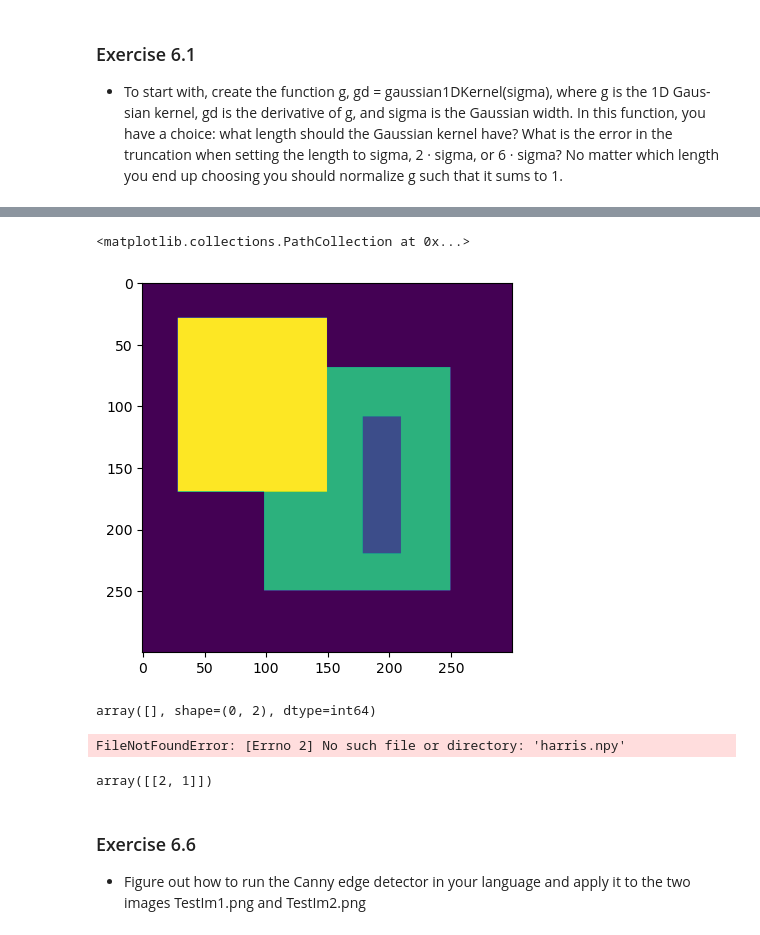
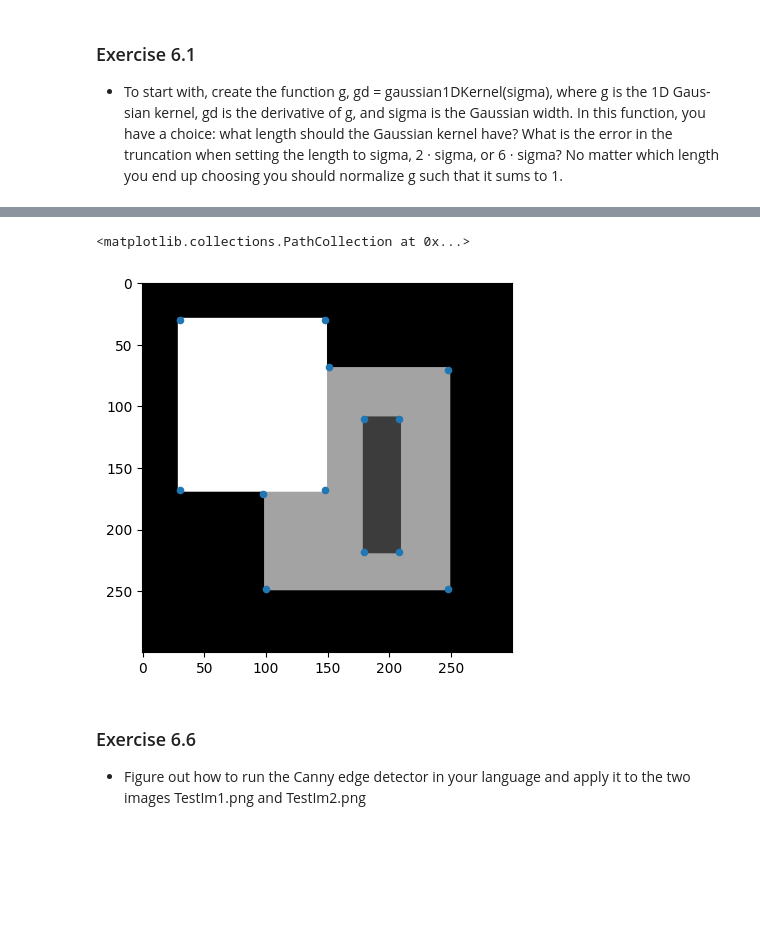
Before and after one commit to ibohaji/cv-course, a Jupyter notebook: Exercises/week6.ipynb, the cells around one changed output, grey strips where cells are left out. Saved outputs shown, nothing was run; the diff lists cells and outputs as text; code cells hidden in the pictures; blank space fills up the shorter version.

```diff
--- a/Exercises/week6.ipynb
+++ b/Exercises/week6.ipynb
@@ -94,5 +78,6 @@ def harrisMeasure(im,sigma,epsilon,k):
 # %%
-r = harrisMeasure(img,5,4,0.06)
+r = harrisMeasure(img,1,1,0.06)
 plt.imshow(r)
 plt.colorbar()
+plt.show()
 # %% [output]
@@ -110,32 +96,29 @@ Once you have performed non-maximum suppression you can find the coordinates of
 using np.where.
 Use the corner detector on your test image. Does it find all the corners, or too many corners?
 # %%
-import numpy as np
+def nonmax_supr(r,x,y):
 
-def max_supr(r, x, y):
-    # Ensure we do not go out of bounds
     if x == 0 or y == 0 or x == r.shape[0] - 1 or y == r.shape[1] - 1:
         return False
+
     return (r[x, y] > r[x+1, y]) and (r[x, y] >= r[x-1, y]) and (r[x, y] > r[x, y+1]) and (r[x, y] >= r[x, y-1])
 
 
-def max_suprt(r, x, y):
-    # Ensure we do not go out of bounds
-    if x == 0 or y == 0 or x == r.shape[0] - 1 or y == r.shape[1] - 1:
-        return False
-    return (r[x, y] > r[x+1, y]) and (r[x,y] > r[x-1,y-1]) and (r[x,y] > r[x+1,y+1]) and (r[x,y] > r[x-1,y+1]) and (r[x,y] > r[x+1,y-1]) (r[x, y] >= r[x-1, y]) and (r[x, y] > r[x, y+1]) and (r[x, y] >= r[x, y-1])
 
 
-def cornerDetector(im, sigma, epsilon, k, tau):
-    r = harrisMeasure(im, sigma, epsilon, k)
-    N, M = r.shape
+def cornerDetector(im,sigma,epsilon,k,tau):
+    r = harrisMeasure(im,sigma,epsilon,k)
+    corner_mask = np.zeros_like(r,dtype=bool)
 
-    corner_mask = np.zeros_like(r, dtype=bool)
+    N,M = r.shape
 
-    for x in range(1, N-1):
-        for y in range(1, M-1):
-            if max_supr(r, x, y) and r[x, y] > tau:
-                corner_mask[x, y] = True
+    for x in range(N-1):
+        for y in range(M-1):
+            if r[x,y] > tau:
+
+                if nonmax_supr(r,x,y):
+                    corner_mask[x,y] = True
+
 
     corners = np.argwhere(corner_mask)
 
@@ -143,17 +142,8 @@ def cornerDetector(im, sigma, epsilon, k, tau):
 # %%
-corners = cornerDetector(img,5,1.,0.06,150)
-plt.imshow(img)
-plt.scatter(corners[:,1],corners[:,0],s=10)
+corners = cornerDetector(img,1,1,0.06,0.0000001)
+
+plt.imshow(img,cmap="gray")
+plt.scatter(corners[:,1],corners[:,0],s=20)
 # %% [output]
 <matplotlib.collections.PathCollection at 0x...>
-[figure, old version]
+[figure, new version]
-# %%
-corners
-# %% [output]
-array([], shape=(0, 2), dtype=int64)
-# %%
-H = np.load("harris.npy", allow_pickle=True).item()
-k = 0.06
-tau = 516
-# %% [output]
-FileNotFoundError: [Errno 2] No such file or directory: 'harris.npy'
@@ -185,7 +150,3 @@ corners = np.argwhere(corner_mask)
-# %%
-corners
-# %% [output]
-array([[2, 1]])
 # %% [markdown]
 ### Exercise 6.6
 * Figure out how to run the Canny edge detector in your language and apply it to the two images TestIm1.png and TestIm2.png
```
Also changed, not shown: parts of 13 cells of this notebook.
